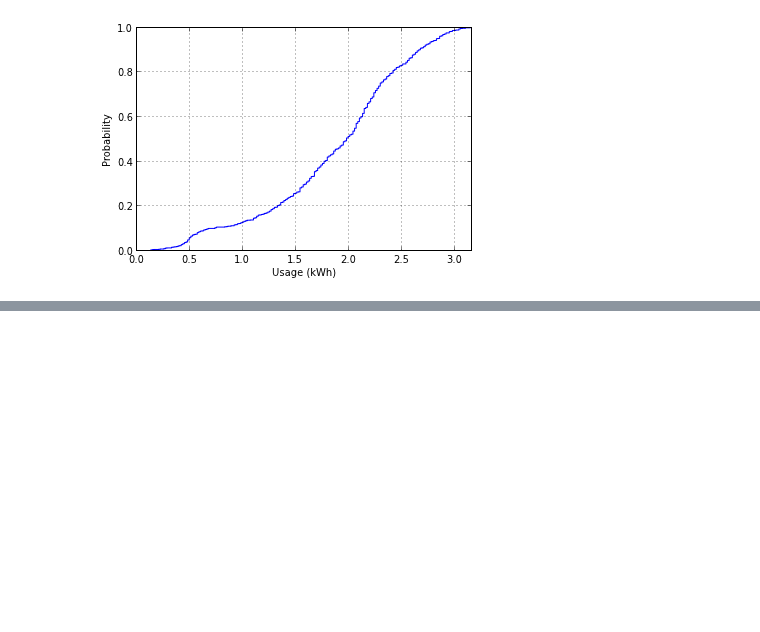
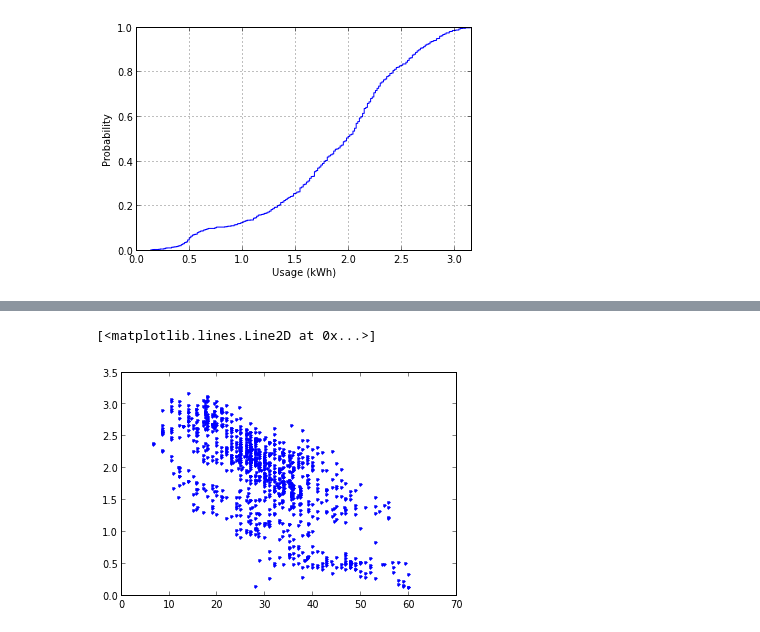
Before and after one commit to jtelszasz/my_energy_forecast_SVR, a Jupyter notebook: My_Energy.ipynb, the cells around one changed output, grey strips where cells are left out. Saved outputs shown, nothing was run; the diff lists cells and outputs as text; code cells hidden in the pictures; blank space fills up the shorter version.

```diff
--- a/My_Energy.ipynb
+++ b/My_Energy.ipynb
@@ -8,2 +10,8 @@ import import_funcs
-# %%
-DF_myBGEdata = import_funcs.BGEdata()
+# %%
+# Import the BGE hourly electricity data and weather data
+
+elec_data = import_funcs.BGEdata()
+weather = import_funcs.weather()
+
+elec_and_weather = pd.merge(weather,DF_myBGEdata,left_index=True,right_index=True)
+elec_and_weather[:5]
@@ -35,0 +107,5 @@ df_myBGEdata['USAGE']['2014-02-09':'2014-02-15'].plot()
+# %%
+plot(elec_and_weather['tempF'],elec_and_weather['USAGE'],'.')
+# %% [output]
+[<matplotlib.lines.Line2D at 0x...>]
+[figure, added]
```
Also changed, not shown: parts of 14 cells of this notebook, 4 other files.
